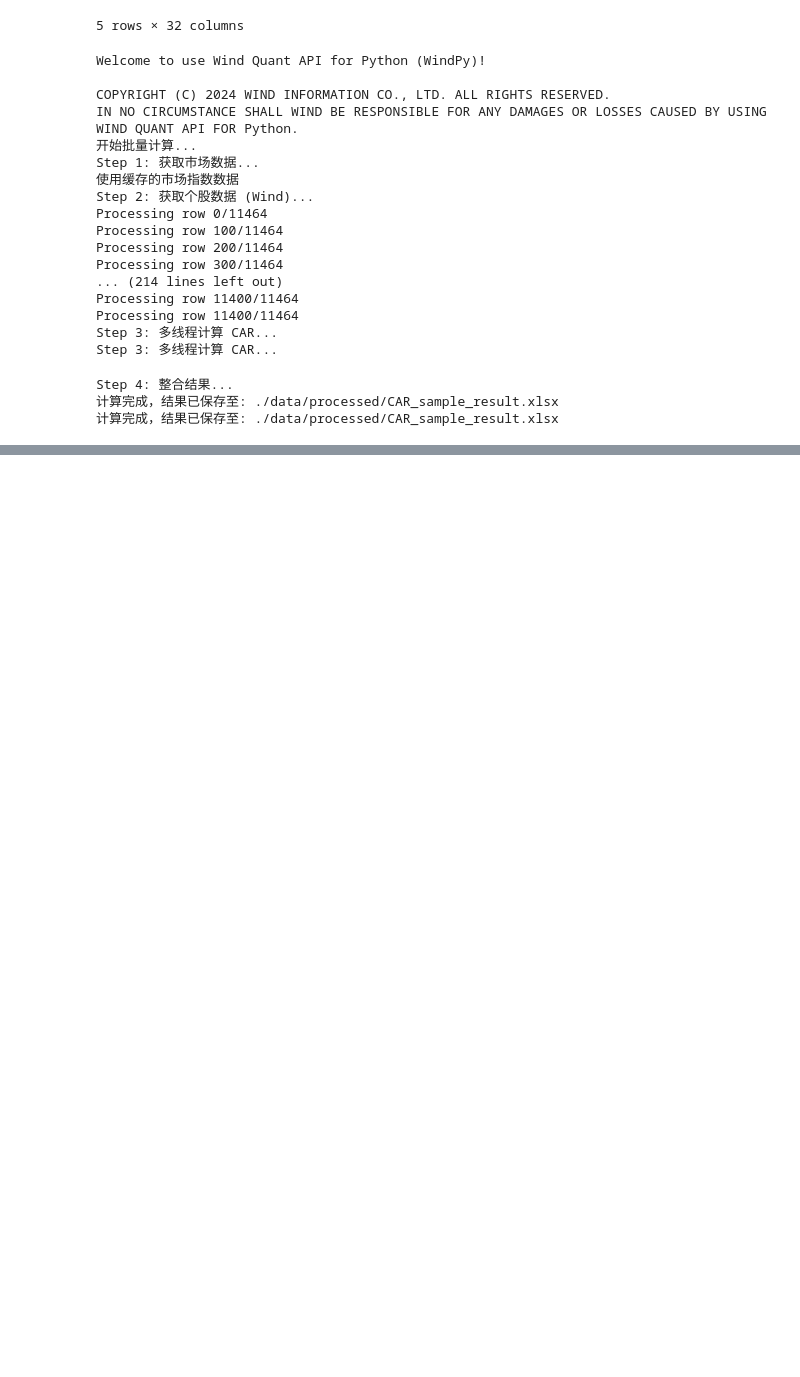
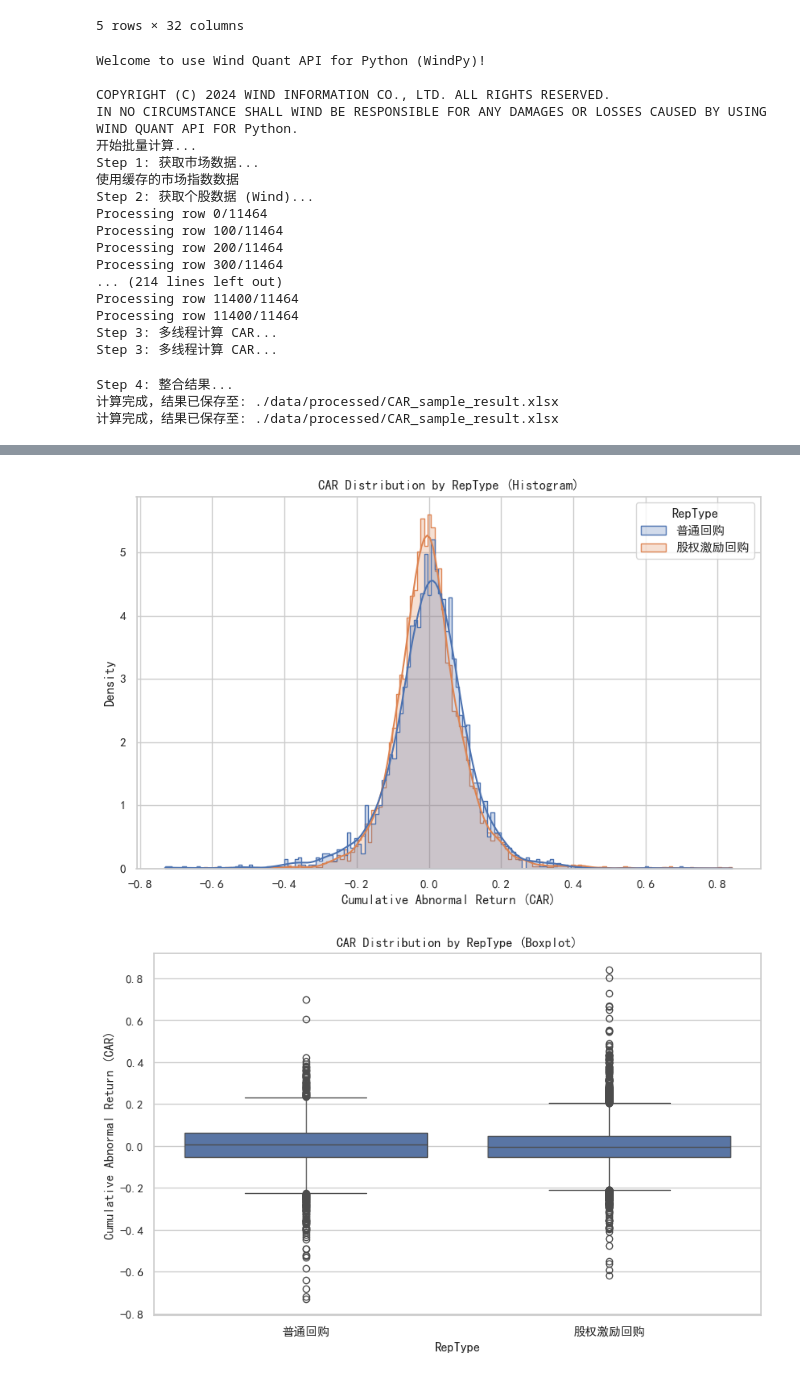
Before and after one commit to PaperDragon85/Buyback-Dividend-in-Innovation-Competition, a Jupyter notebook: CAR.ipynb, the cells around one changed output, grey strips where cells are left out. Cells and saved outputs as stored; diff of their text form; code cells hidden in the pictures; blank space fills up the shorter version.

```diff
--- a/CAR.ipynb
+++ b/CAR.ipynb
@@ -100,0 +109,35 @@ Step 4: 整合结果...
+# %%
+import seaborn as sns
+import matplotlib.pyplot as plt
+
+# 设置绘图风格
+sns.set_theme(style="whitegrid")
+plt.rcParams['font.sans-serif'] = ['SimHei']  # 用来正常显示中文标签
+plt.rcParams['axes.unicode_minus'] = False  # 用来正常显示负号
+
+# 1. 直方图 (Histogram) - 重叠展示
+plt.figure(figsize=(10, 6))
+sns.histplot(data=df_result, x='CAR', hue='RepType', element="step", stat="density", common_norm=False, kde=True)
+plt.title('CAR Distribution by RepType (Histogram)')
+plt.xlabel('Cumulative Abnormal Return (CAR)')
+plt.ylabel('Density')
+plt.show()
+
+# 2. 箱线图 (Boxplot) - 对比展示
+plt.figure(figsize=(10, 6))
+sns.boxplot(data=df_result, x='RepType', y='CAR')
+plt.title('CAR Distribution by RepType (Boxplot)')
+plt.xlabel('RepType')
+plt.ylabel('Cumulative Abnormal Return (CAR)')
+plt.show()
+
+# 3. 小提琴图 (Violin Plot) - 展示分布密度
+plt.figure(figsize=(10, 6))
+sns.violinplot(data=df_result, x='RepType', y='CAR')
+plt.title('CAR Distribution by RepType (Violin Plot)')
+plt.xlabel('RepType')
+plt.ylabel('Cumulative Abnormal Return (CAR)')
+plt.show()
+# %% [output]
+[figure, added]
+[figure, added]
```
Also changed, not shown: parts of 2 cells of this notebook, 7 other files.
